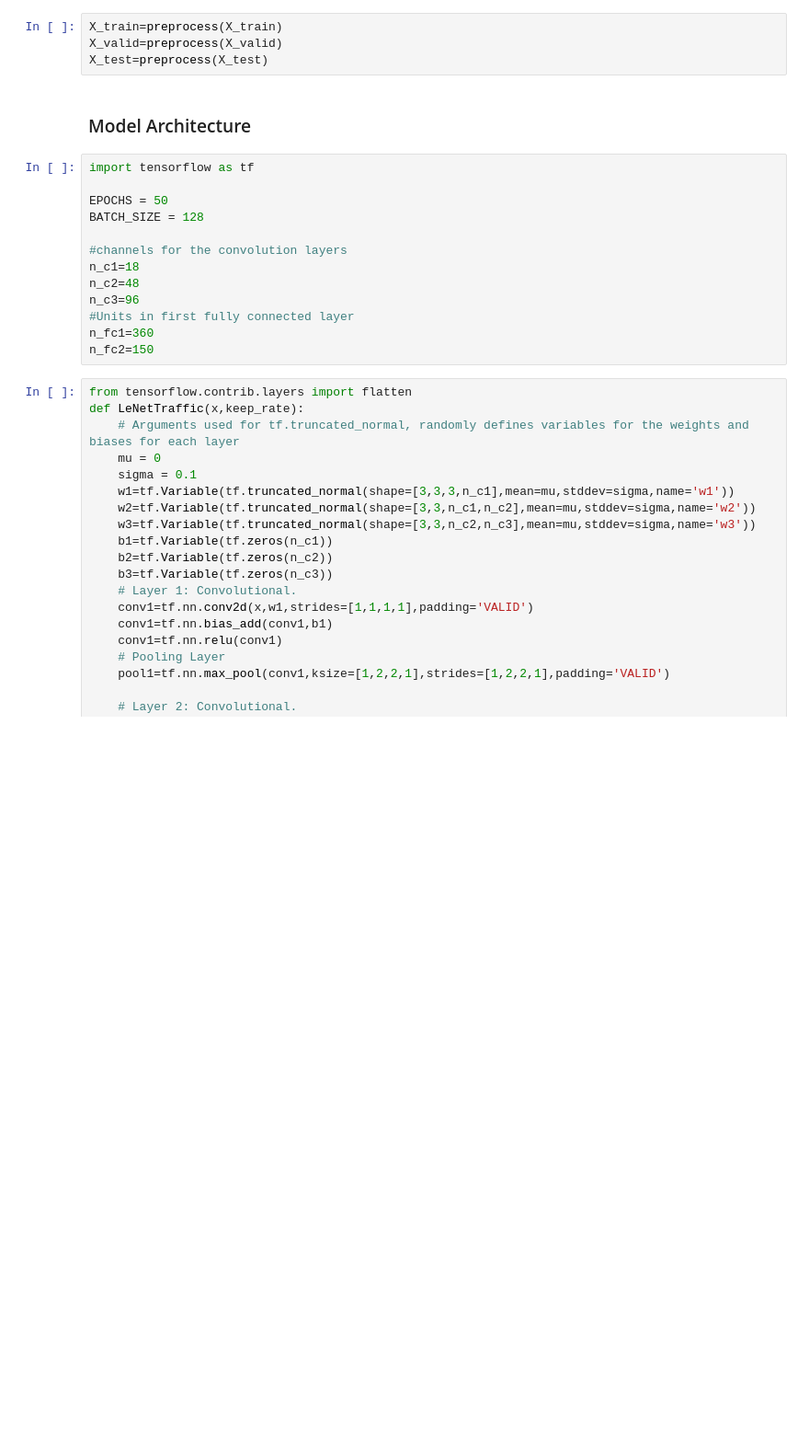
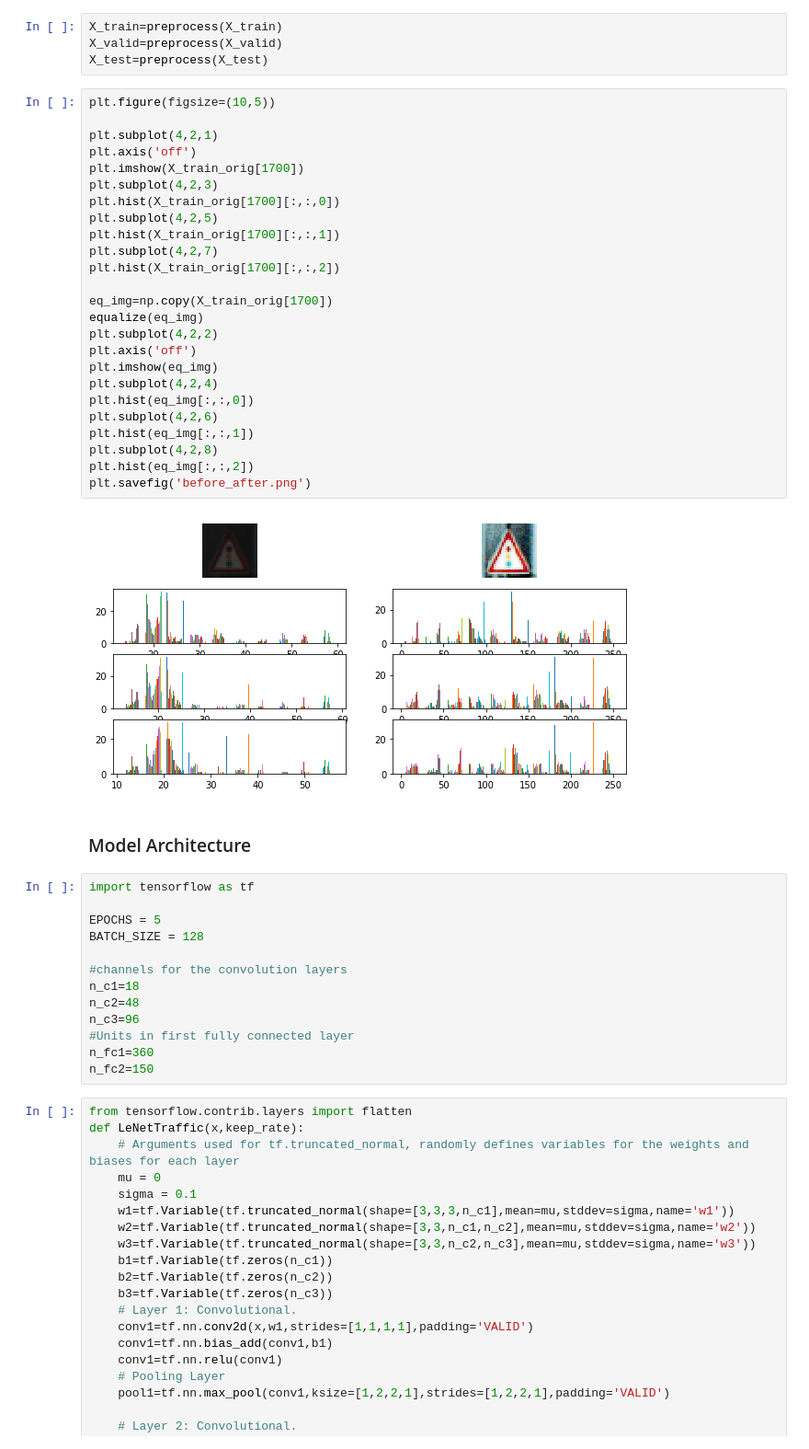
Before and after one commit to NachoCM/CarND-Traffic-Sign-Classifier, a Jupyter notebook: Traffic_Sign_Classifier.ipynb, the cells around one changed output. Shown at 92% size. Cells and saved outputs as stored; diff of their text form; blank space fills up the shorter version.

```diff
--- a/Traffic_Sign_Classifier.ipynb
+++ b/Traffic_Sign_Classifier.ipynb
@@ -200,12 +207,39 @@ def preprocess(x):
 X_train=preprocess(X_train)
 X_valid=preprocess(X_valid)
 X_test=preprocess(X_test)
+# %%
+plt.figure(figsize=(10,5))
+
+plt.subplot(4,2,1)
+plt.axis('off')
+plt.imshow(X_train_orig[1700])
+plt.subplot(4,2,3)
+plt.hist(X_train_orig[1700][:,:,0])
+plt.subplot(4,2,5)
+plt.hist(X_train_orig[1700][:,:,1])
+plt.subplot(4,2,7)
+plt.hist(X_train_orig[1700][:,:,2])
+
+eq_img=np.copy(X_train_orig[1700])
+equalize(eq_img)
+plt.subplot(4,2,2)
+plt.axis('off')
+plt.imshow(eq_img)
+plt.subplot(4,2,4)
+plt.hist(eq_img[:,:,0])
+plt.subplot(4,2,6)
+plt.hist(eq_img[:,:,1])
+plt.subplot(4,2,8)
+plt.hist(eq_img[:,:,2])
+plt.savefig('before_after.png')
+# %% [output]
+[figure, added]
 # %% [markdown]
 ### Model Architecture
 # %%
 import tensorflow as tf
 
-EPOCHS = 50
+EPOCHS = 5
 BATCH_SIZE = 128
 
 #channels for the convolution layers
```
Also changed, not shown: parts of 32 cells of this notebook, 32 other files.
